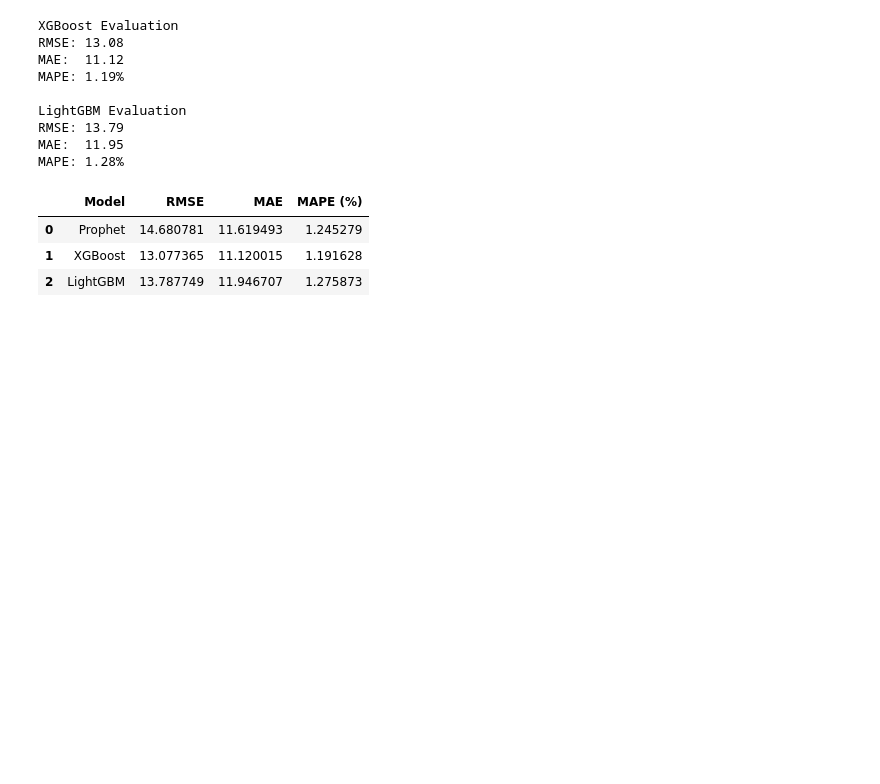
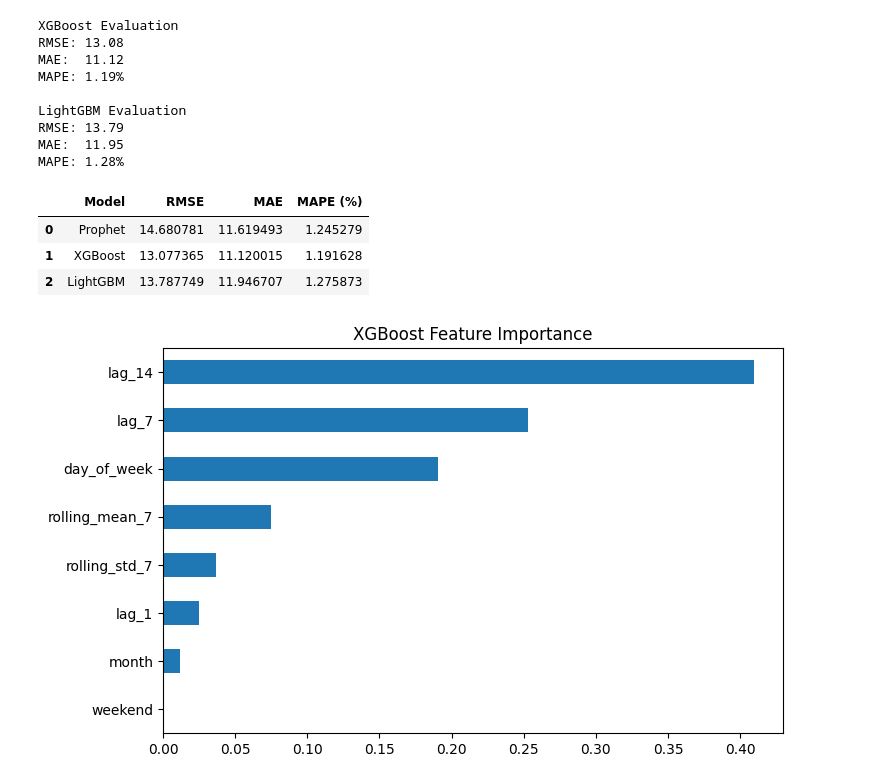
Before and after one commit to G0nkly/Ready-Set-Prophecy, a Jupyter notebook: Timeseries_Intro.ipynb, the cells around one changed output. Cells and saved outputs as stored; diff of their text form; code cells hidden in the pictures; blank space fills up the shorter version.

```diff
--- a/Timeseries_Intro.ipynb
+++ b/Timeseries_Intro.ipynb
@@ -408,3 +435,18 @@ results
 | 0 | Prophet | 14.680781 | 11.619493 | 1.245279 |
 | 1 | XGBoost | 13.077365 | 11.120015 | 1.191628 |
 | 2 | LightGBM | 13.787749 | 11.946707 | 1.275873 |
+# %%
+import pandas as pd
+import matplotlib.pyplot as plt
+
+importance = xgb.feature_importances_
+features = X_train.columns
+
+fi = pd.Series(importance, index=features).sort_values(ascending=False)
+
+fi.plot(kind="barh", figsize=(8,5))
+plt.title("XGBoost Feature Importance")
+plt.gca().invert_yaxis()
+plt.show()
+# %% [output]
+[figure, added]
```
Also changed, not shown: parts of 4 cells of this notebook.
